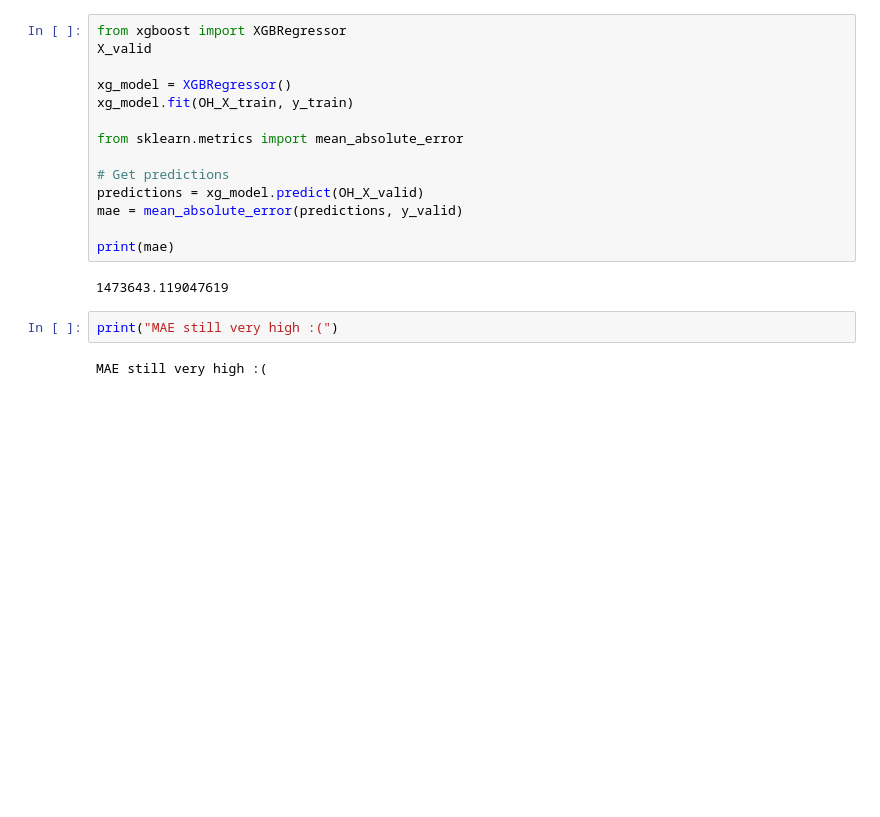
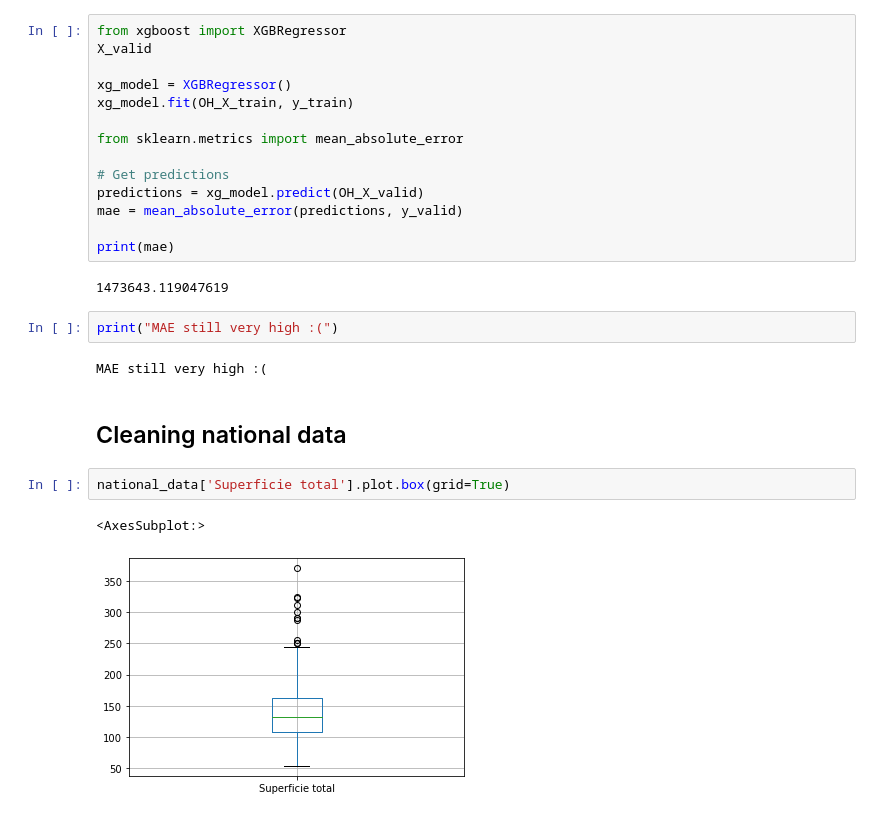
Before and after one commit to andrebestrada/Machine-Learning-Final-Project, a Jupyter notebook: Model/First_Model.ipynb, the cells around one changed output. Drawn from its saved outputs; the diff is of its cells as text; blank space fills up the shorter version.

```diff
--- a/Model/First_Model.ipynb
+++ b/Model/First_Model.ipynb
@@ -199,3 +212,10 @@ print(mae)
 print("MAE still very high :(")
 # %% [output]
 MAE still very high :(
+# %% [markdown]
+## Cleaning national data
+# %%
+national_data['Superficie total'].plot.box(grid=True)
+# %% [output]
+<AxesSubplot:>
+[figure, added]
```
Also changed, not shown: parts of 21 cells of this notebook, 1 other file.
